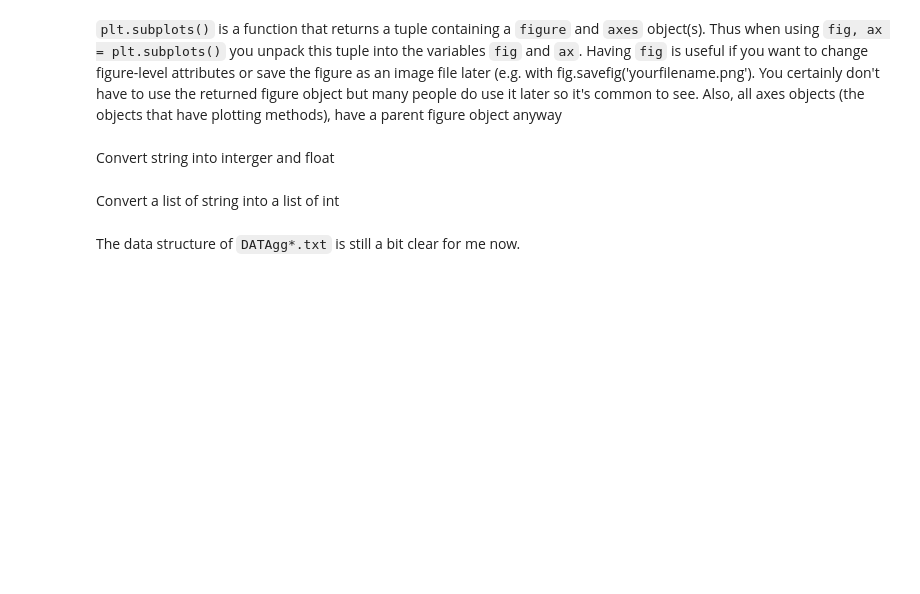
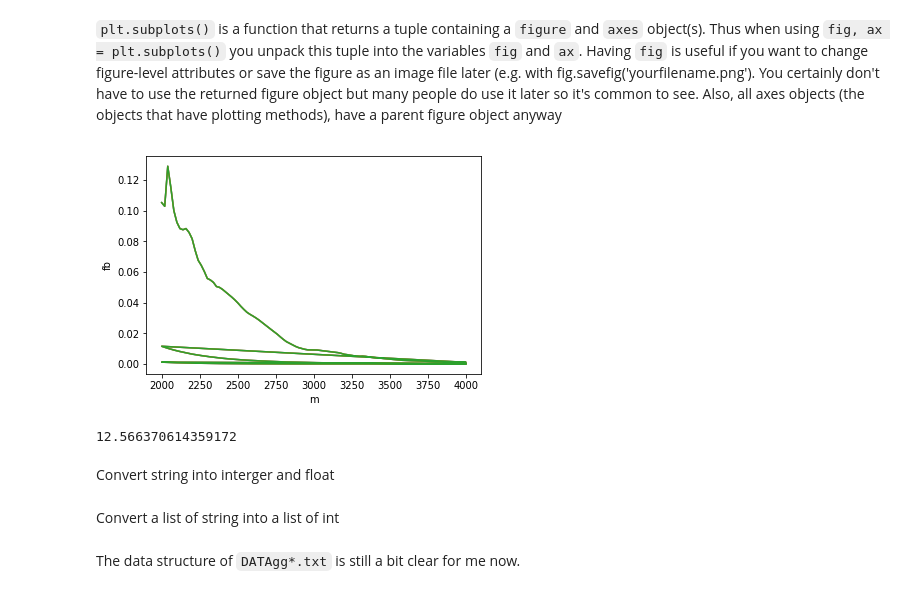
Before and after one commit to ComplicatedPhenomenon/IPython_training, a Jupyter notebook: Plot.ipynb, the cells around one changed output. Drawn from its saved outputs; the diff is of its cells as text; code cells hidden in the pictures; blank space fills up the shorter version.

```diff
--- a/Plot.ipynb
+++ b/Plot.ipynb
@@ -110,2 +116,37 @@ plt.show()
 # %% [markdown]
 `plt.subplots()` is a function that returns a tuple containing a `figure` and `axes` object(s). Thus when using `fig, ax = plt.subplots()` you unpack this tuple into the variables `fig` and `ax`. Having `fig` is useful if you want to change figure-level attributes or save the figure as an image file later (e.g. with fig.savefig('yourfilename.png'). You certainly don't have to use the returned figure object but many people do use it later so it's common to see. Also, all axes objects (the objects that have plotting methods), have a parent figure object anyway
+# %%
+datafile = open('DATAqq_3.txt','r')
+data3 =  datafile.readlines()
+datafile = open('DATAqq_4.txt','r')
+data4 =  datafile.readlines()
+datafile = open('DATAqq_5.txt','r')
+data5 =  datafile.readlines()
+S1=S2=S3 = []
+CS1=CS2=CS3 = []
+for row in data3:
+    this_data = row.split()
+    S1.append(float(this_data[0]))
+    CS1.append(float(this_data[1]))
+for row in data4:
+    this_data = row.split()
+    S2.append(float(this_data[0]))
+    CS2.append(float(this_data[1]))
+for row in data5:
+    this_data = row.split()
+    S3.append(float(this_data[0]))
+    CS3.append(float(this_data[1]))
+x1 = np.array(S1)
+y1 = np.array(CS1)
+x2 = np.array(S2)
+y2 = np.array(CS2)
+x3 = np.array(S3)
+y3 = np.array(CS3)
+fig,ax = plt.subplots()
+ax.plot(x1,y1*10**3,label='*')
+ax.plot(x2,y2*10**3,label='.')
+ax.plot(x3,y3*10**3,label='0')
+ax.set( xlabel='m', ylabel='fb')
+plt.show()
+# %% [output]
+[figure, added]
@@ -112,3 +155,7 @@ plt.show()
+# %%
+2*pi**(3/2)/gamma(3/2)
+# %% [output]
+12.566370614359172
 # %%
 %ls
 # %%
```
Also changed, not shown: parts of 11 cells of this notebook, 1 other file.
